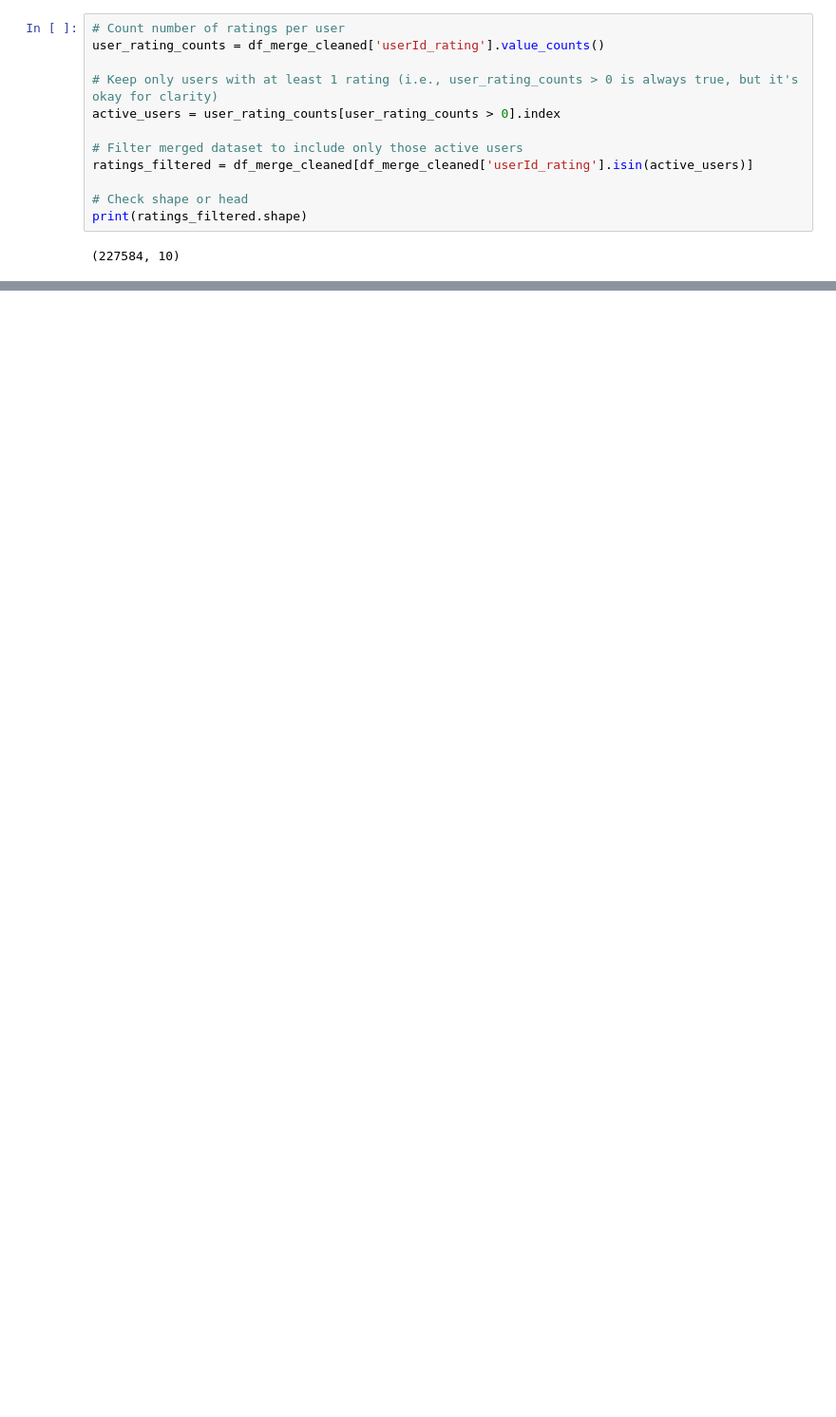
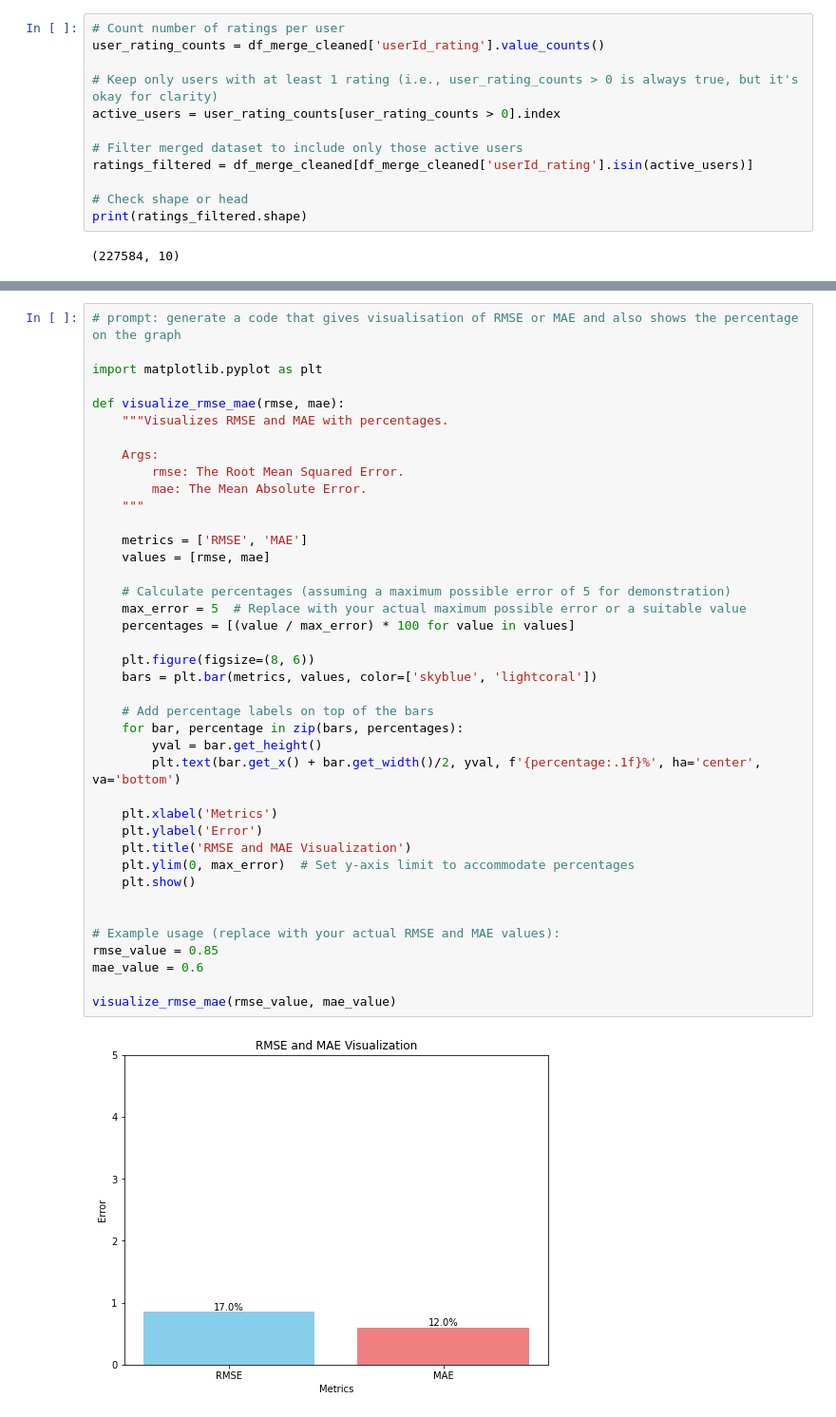
Before and after one commit to MWN-cloud/Phase_4_repository, a Jupyter notebook: MovieLens_Recommendation_system.ipynb, the cells around one changed output, grey strips where cells are left out. Shown: that part at 95% size. Cells and saved outputs as stored; diff of their text form; blank space fills up the shorter version.

```diff
--- a/MovieLens_Recommendation_system.ipynb
+++ b/MovieLens_Recommendation_system.ipynb
@@ -485,0 +1170,42 @@ Models selected are;
+# %%
+# prompt: generate a code that gives visualisation of RMSE or MAE and also shows the percentage on the graph
+
+import matplotlib.pyplot as plt
+
+def visualize_rmse_mae(rmse, mae):
+    """Visualizes RMSE and MAE with percentages.
+
+    Args:
+        rmse: The Root Mean Squared Error.
+        mae: The Mean Absolute Error.
+    """
+
+    metrics = ['RMSE', 'MAE']
+    values = [rmse, mae]
+
+    # Calculate percentages (assuming a maximum possible error of 5 for demonstration)
+    max_error = 5  # Replace with your actual maximum possible error or a suitable value
+    percentages = [(value / max_error) * 100 for value in values]
+
+    plt.figure(figsize=(8, 6))
+    bars = plt.bar(metrics, values, color=['skyblue', 'lightcoral'])
+
+    # Add percentage labels on top of the bars
+    for bar, percentage in zip(bars, percentages):
+        yval = bar.get_height()
+        plt.text(bar.get_x() + bar.get_width()/2, yval, f'{percentage:.1f}%', ha='center', va='bottom')
+
+    plt.xlabel('Metrics')
+    plt.ylabel('Error')
+    plt.title('RMSE and MAE Visualization')
+    plt.ylim(0, max_error)  # Set y-axis limit to accommodate percentages
+    plt.show()
+
+
+# Example usage (replace with your actual RMSE and MAE values):
+rmse_value = 0.85
+mae_value = 0.6
+
+visualize_rmse_mae(rmse_value, mae_value)
+# %% [output]
+[figure, added]
```
Also changed, not shown: parts of 73 cells of this notebook.
